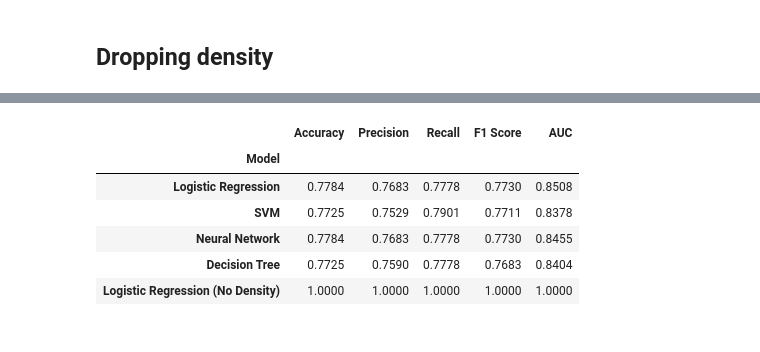
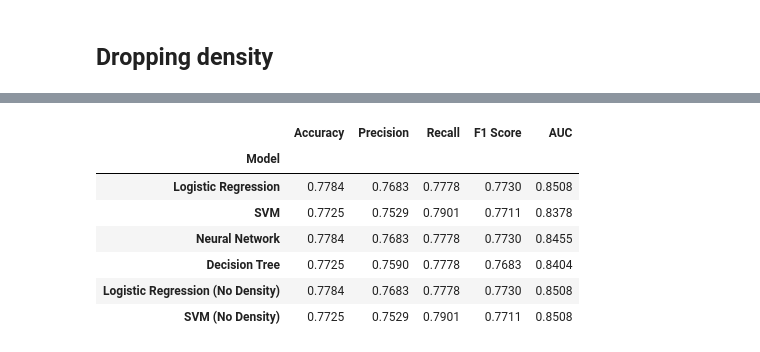
Before and after one commit to ceciliasant/AAproj1, a Jupyter notebook: proj1.ipynb, the cells around one changed output, grey strips where cells are left out. Saved outputs shown, nothing was run; the diff lists cells and outputs as text; code cells hidden in the pictures.

Commit message:
Fixed density drop

```diff
--- a/proj1.ipynb
+++ b/proj1.ipynb
@@ -911,0 +945,29 @@ print(f"Best Hyperparameters (Logistic Regression): {best_params_no_density}")
+# %%
+## Train with best parameters
+
+best_svm_no_density = grid_search_svm_no_density.best_estimator_
+best_svm_no_density.fit(X_train_no_density, y_train_no_density)
+
+# Predict on train and test
+y_train_pred_svm = best_svm_no_density.predict(X_train_no_density)
+svm_pred_no_density = best_svm_no_density.predict(X_test_no_density)
+
+# Accuracy on train and test
+train_accuracy = accuracy_score(y_train_no_density, y_train_pred_svm)
+test_accuracy = accuracy_score(y_test_no_density, svm_pred_no_density)
+
+print(f"Train Accuracy (Logistic Regression): {train_accuracy:.4f}")
+print(f"Test Accuracy (Logistic Regression): {test_accuracy:.4f}")
+
+# Confusion Matrix on train and test
+train_cm = confusion_matrix(y_train_no_density, y_train_pred_svm)
+test_cm = confusion_matrix(y_test_no_density, svm_pred_no_density)
+
+# Display Confusion Matrices
+ConfusionMatrixDisplay(confusion_matrix=train_cm).plot(cmap='Blues', values_format='d')
+plt.title("Confusion Matrix - Train")
+plt.show()
+
+ConfusionMatrixDisplay(confusion_matrix=test_cm).plot(cmap='Blues', values_format='d')
+plt.title("Confusion Matrix - Test")
+plt.show()
@@ -949,32 +1048,43 @@ dt_metrics = {
 # Logistic Regression
 logreg_no_density_metrics = {
     'Accuracy': accuracy_score(y_test_no_density, logreg_pred_no_density),
     'Precision': precision_score(y_test_no_density, logreg_pred_no_density),
     'Recall': recall_score(y_test_no_density, logreg_pred_no_density),
     'F1 Score': f1_score(y_test_no_density, logreg_pred_no_density),
     'AUC': roc_auc_test_logreg_no_density
 }
 
+# SVM
+svm_no_density_metrics = {
+    'Accuracy': accuracy_score(y_test_no_density, svm_pred_no_density),
+    'Precision': precision_score(y_test_no_density, svm_pred_no_density),
+    'Recall': recall_score(y_test_no_density, svm_pred_no_density),
+    'F1 Score': f1_score(y_test_no_density, svm_pred_no_density),
+    'AUC': roc_auc_test_logreg_no_density
+}
+
 metrics_table = pd.DataFrame([
     {'Model': 'Logistic Regression', **logreg_metrics},
     {'Model': 'SVM', **svm_metrics},
     {'Model': 'Neural Network', **nn_metrics},
     {'Model': 'Decision Tree', **dt_metrics},
-    {'Model': 'Logistic Regression (No Density)', **logreg_no_density_metrics}
+    {'Model': 'Logistic Regression (No Density)', **logreg_no_density_metrics},
+    {'Model': 'SVM (No Density)', **svm_no_density_metrics}
 ])
 
 metrics_table = metrics_table.round(4)
 metrics_table.set_index('Model', inplace=True)
 
 styled_table = metrics_table.style.highlight_max(axis=0, color='lightgreen') \
                                 .format("{:.4f}")
 
 styled_table
 # %% [output]
 |  | Accuracy | Precision | Recall | F1 Score | AUC |
 | Model |  |  |  |  |  |
 | Logistic Regression | 0.7784 | 0.7683 | 0.7778 | 0.7730 | 0.8508 |
 | SVM | 0.7725 | 0.7529 | 0.7901 | 0.7711 | 0.8378 |
 | Neural Network | 0.7784 | 0.7683 | 0.7778 | 0.7730 | 0.8455 |
 | Decision Tree | 0.7725 | 0.7590 | 0.7778 | 0.7683 | 0.8404 |
-| Logistic Regression (No Density) | 1.0000 | 1.0000 | 1.0000 | 1.0000 | 1.0000 |
+| Logistic Regression (No Density) | 0.7784 | 0.7683 | 0.7778 | 0.7730 | 0.8508 |
+| SVM (No Density) | 0.7725 | 0.7529 | 0.7901 | 0.7711 | 0.8508 |
```
Also changed, not shown: parts of 10 cells of this notebook.
